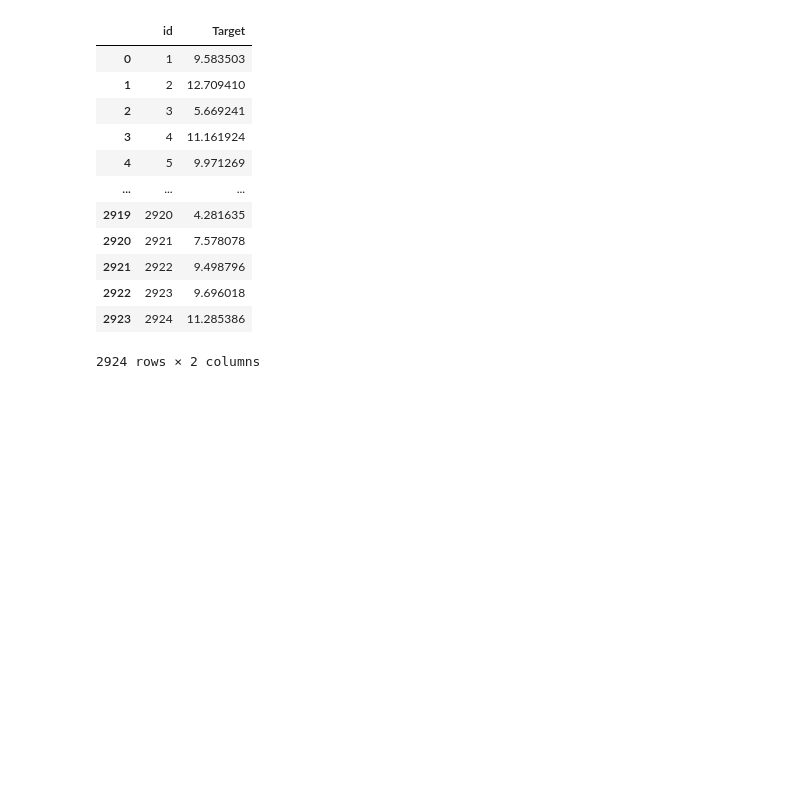
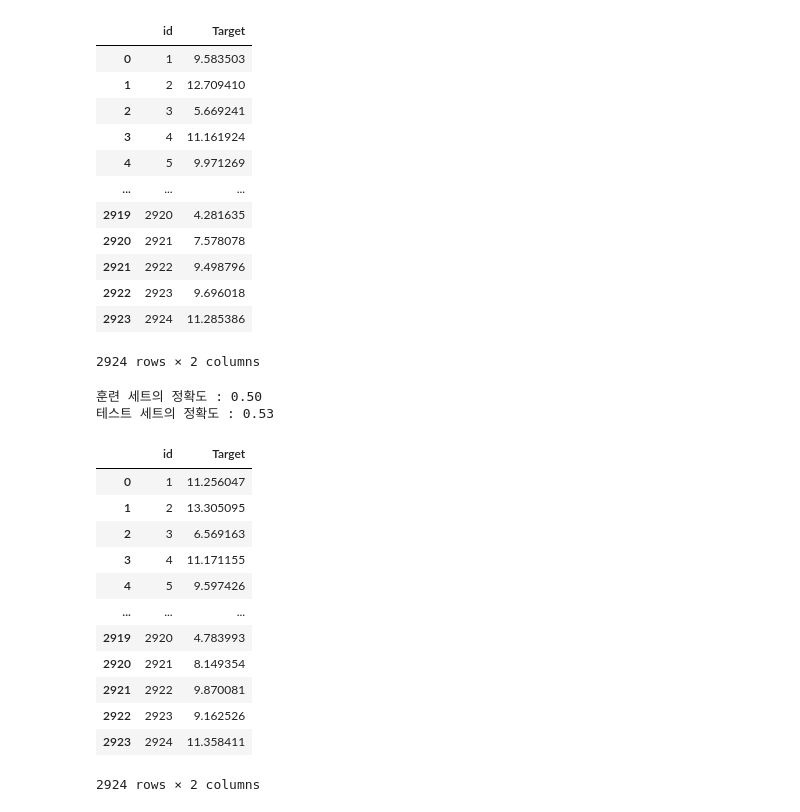
Before and after one commit to ethan528/Python, a Jupyter notebook: 전복 나이 예측 경진대회/전복 나이 예측 경진대회.ipynb, the cells around one changed output. Saved outputs shown, nothing was run; the diff lists cells and outputs as text; code cells hidden in the pictures; blank space fills up the shorter version.

```diff
--- a/전복 나이 예측 경진대회/전복 나이 예측 경진대회.ipynb
+++ b/전복 나이 예측 경진대회/전복 나이 예측 경진대회.ipynb
@@ -463,3 +464,41 @@ submission
 2924 rows × 2 columns
 # %%
 submission.to_csv('submit_sv.csv', index=False)
+# %%
+from sklearn.linear_model import Ridge
+
+from sklearn.model_selection import train_test_split
+
+
+X_train, X_test, y_train, y_test = train_test_split(train_x, train_y, random_state=156)
+
+
+ridge = Ridge(alpha=0.05).fit(X_train, y_train)
+
+
+print("훈련 세트의 정확도 : {:.2f}".format(ridge.score(X_train,y_train)))
+print("테스트 세트의 정확도 : {:.2f}".format(ridge.score(X_test,y_test)))
+# %% [output]
+훈련 세트의 정확도 : 0.50
+테스트 세트의 정확도 : 0.53
+# %%
+prediction = ridge.predict(test_x)
+
+submission['Target'] = prediction
+
+# 데이터가 잘 들어갔는지 확인합니다
+submission
+# %% [output]
+|  | id | Target |
+| 0 | 1 | 11.256047 |
+| 1 | 2 | 13.305095 |
+| 2 | 3 | 6.569163 |
+| 3 | 4 | 11.171155 |
+| 4 | 5 | 9.597426 |
+| ... | ... | ... |
+| 2919 | 2920 | 4.783993 |
+| 2920 | 2921 | 8.149354 |
+| 2921 | 2922 | 9.870081 |
+| 2922 | 2923 | 9.162526 |
+| 2923 | 2924 | 11.358411 |
+2924 rows × 2 columns
```
Also changed, not shown: parts of 5 cells of this notebook, 1 other file.
